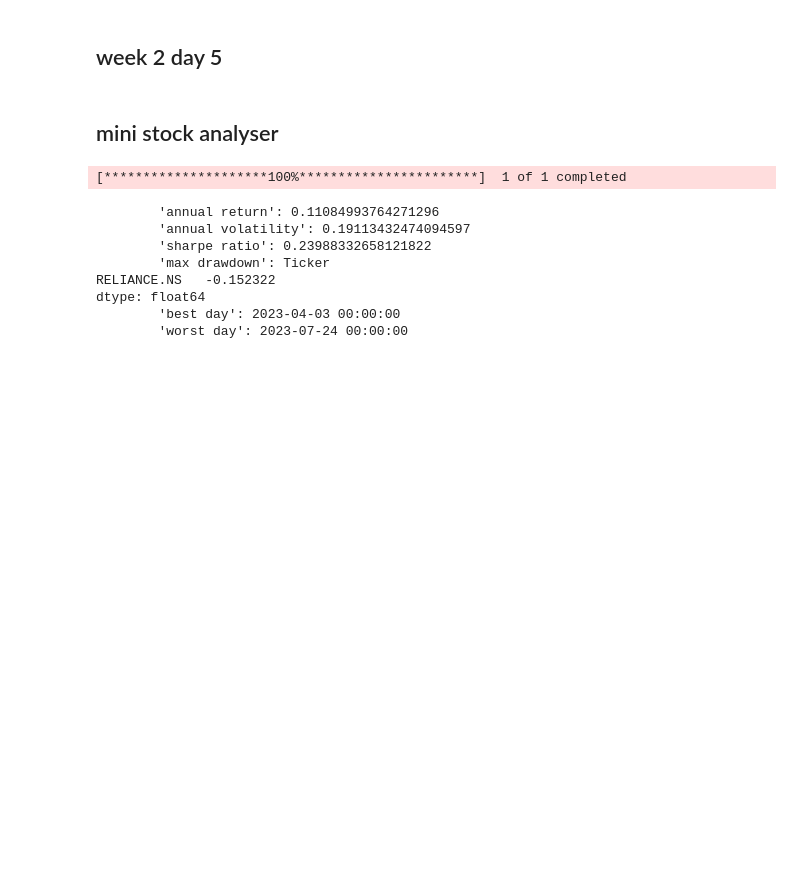
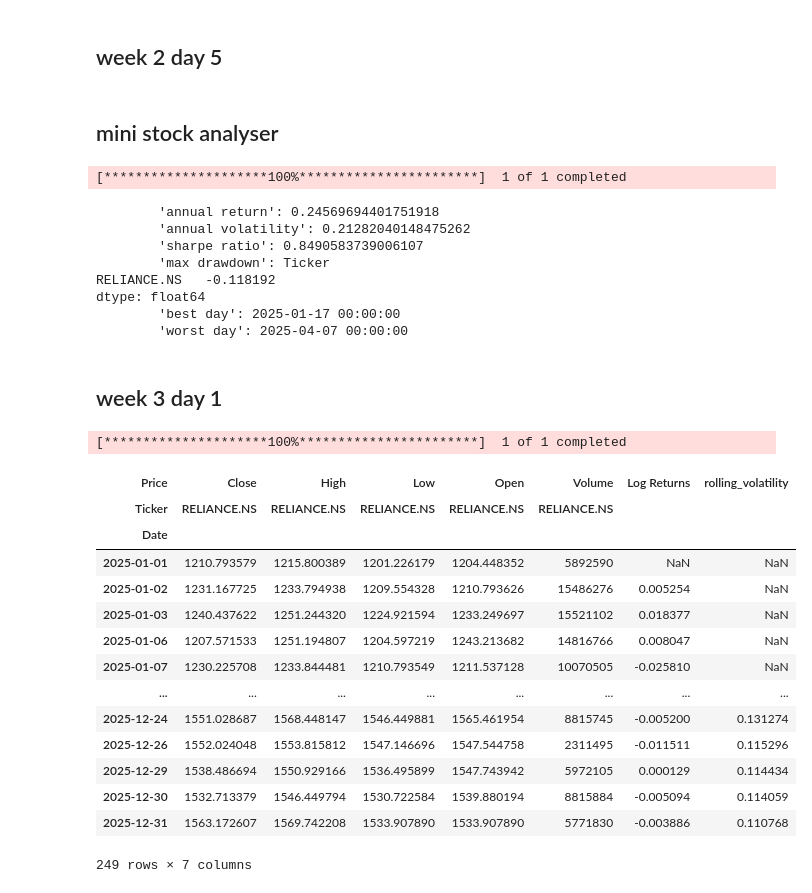
Before and after one commit to sathya-tej/my_quant_journey, a Jupyter notebook: quant/week 1/code.ipynb, the cells around one changed output. Drawn from its saved outputs; the diff is of its cells as text; code cells hidden in the pictures; blank space fills up the shorter version.

Commit message:
Added code for week 3 day 1

```diff
--- a/quant/week 1/code.ipynb
+++ b/quant/week 1/code.ipynb
@@ -270,15 +270,39 @@ def analyse_stock(ticker, start, end):
         'worst day': {worst_day}
     """)
 # %%
-analysis = analyse_stock('RELIANCE.NS', '2023-01-01', '2024-01-01')
+analysis = analyse_stock('RELIANCE.NS', '2025-01-01', '2026-01-01')
 # print(analysis)
 # %% [output]
 [*********************100%***********************]  1 of 1 completed
-        'annual return': 0.11084993764271296
-        'annual volatility': 0.19113432474094597
-        'sharpe ratio': 0.23988332658121822
+        'annual return': 0.24569694401751918
+        'annual volatility': 0.21282040148475262
+        'sharpe ratio': 0.8490583739006107
         'max drawdown': Ticker
-RELIANCE.NS   -0.152322
+RELIANCE.NS   -0.118192
 dtype: float64
-        'best day': 2023-04-03 00:00:00
-        'worst day': 2023-07-24 00:00:00
+        'best day': 2025-01-17 00:00:00
+        'worst day': 2025-04-07 00:00:00
+# %% [markdown]
+## week 3 day 1
+# %%
+data = yf.download('RELIANCE.NS', start='2025-01-01', end='2026-01-01')
+data['Log Returns'] = np.log(data['Open'] / data['Open'].shift(1))
+data['rolling_volatility'] = data['Log Returns'].rolling(window=20).std() * np.sqrt(252)
+data
+# %% [output]
+[*********************100%***********************]  1 of 1 completed
+| Price | Close | High | Low | Open | Volume | Log Returns | rolling_volatility |
+| Ticker | RELIANCE.NS | RELIANCE.NS | RELIANCE.NS | RELIANCE.NS | RELIANCE.NS |  |  |
+| Date |  |  |  |  |  |  |  |
+| 2025-01-01 | 1210.793579 | 1215.800389 | 1201.226179 | 1204.448352 | 5892590 | NaN | NaN |
+| 2025-01-02 | 1231.167725 | 1233.794938 | 1209.554328 | 1210.793626 | 15486276 | 0.005254 | NaN |
+| 2025-01-03 | 1240.437622 | 1251.244320 | 1224.921594 | 1233.249697 | 15521102 | 0.018377 | NaN |
+| 2025-01-06 | 1207.571533 | 1251.194807 | 1204.597219 | 1243.213682 | 14816766 | 0.008047 | NaN |
+| 2025-01-07 | 1230.225708 | 1233.844481 | 1210.793549 | 1211.537128 | 10070505 | -0.025810 | NaN |
+| ... | ... | ... | ... | ... | ... | ... | ... |
+| 2025-12-24 | 1551.028687 | 1568.448147 | 1546.449881 | 1565.461954 | 8815745 | -0.005200 | 0.131274 |
+| 2025-12-26 | 1552.024048 | 1553.815812 | 1547.146696 | 1547.544758 | 2311495 | -0.011511 | 0.115296 |
+| 2025-12-29 | 1538.486694 | 1550.929166 | 1536.495899 | 1547.743942 | 5972105 | 0.000129 | 0.114434 |
+| 2025-12-30 | 1532.713379 | 1546.449794 | 1530.722584 | 1539.880194 | 8815884 | -0.005094 | 0.114059 |
+| 2025-12-31 | 1563.172607 | 1569.742208 | 1533.907890 | 1533.907890 | 5771830 | -0.003886 | 0.110768 |
+249 rows × 7 columns
```
Also changed, not shown: parts of 9 cells of this notebook.
